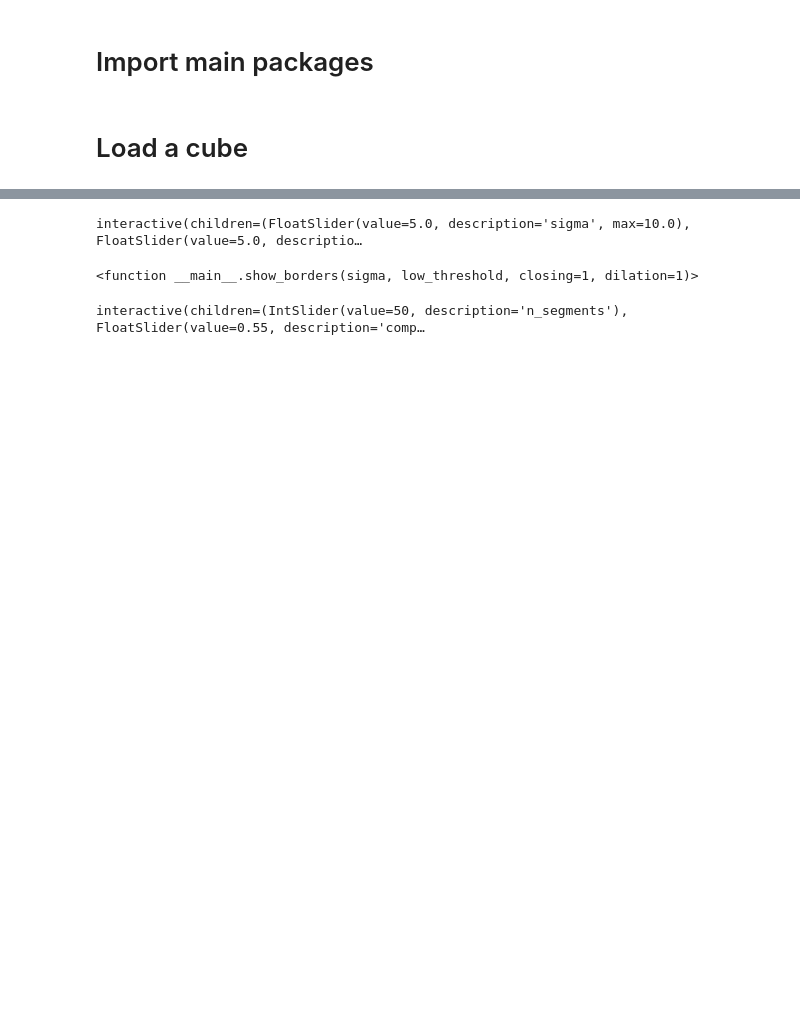
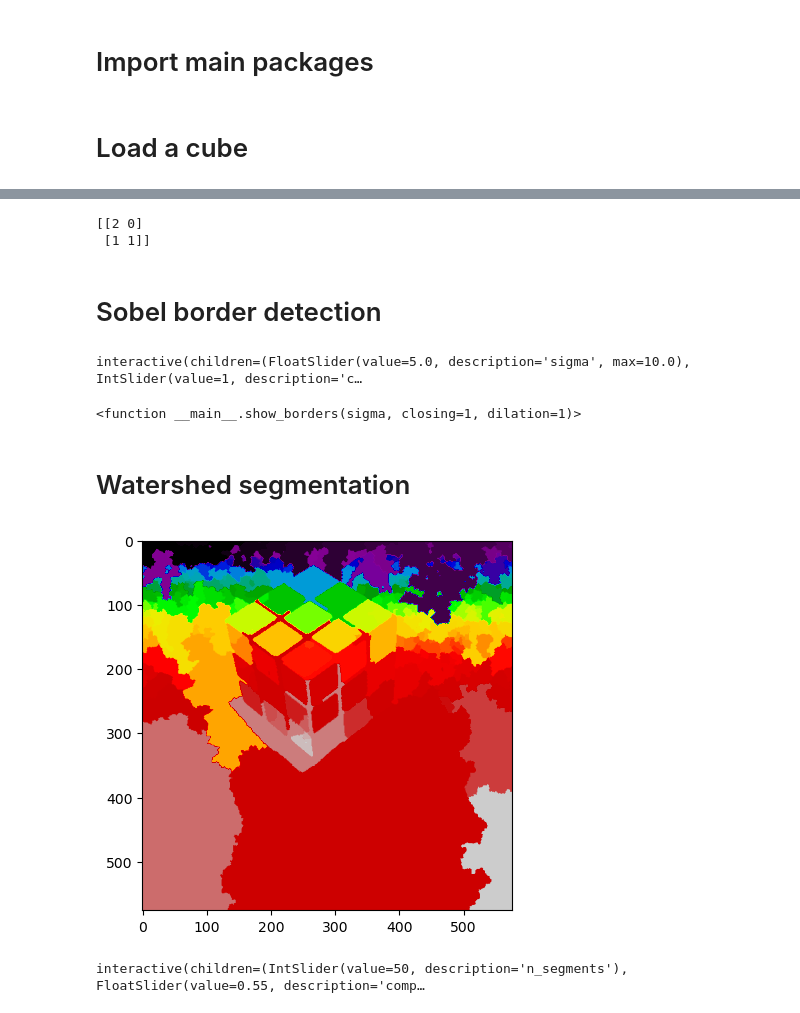
Before and after one commit to andrefpf/cubao, a Jupyter notebook: main.ipynb, the cells around one changed output, grey strips where cells are left out. Saved outputs shown, nothing was run; the diff lists cells and outputs as text; code cells hidden in the pictures; blank space fills up the shorter version.

```diff
--- a/main.ipynb
+++ b/main.ipynb
@@ -80,31 +235,78 @@ plt.show()
+# %%
+a = np.array(
+    [
+        [0, 0],
+        [-1, 1]
+    ]
+)
+
+c = np.column_stack([[2, 1], [0, 1]])
+print(c)
+
+b = np.array([1, 0])
+
+# print(a @ b)
+# %% [output]
+[[2 0]
+ [1 1]]
+# %% [markdown]
+# Sobel border detection
 # %%
 from skimage.feature import canny
-from skimage.morphology import binary_dilation, binary_closing, skeletonize
+from skimage.morphology import binary_dilation, binary_closing, skeletonize, thin
+from skimage.morphology import disk, diamond
+from skimage.filters import sobel
 
 
-def extract_borders(image, sigma, closing=1, dilation=1):
-    borders = canny(image, sigma)
+def extract_borders_sobel(image, sigma, closing=1, dilation=1):
+    borders = sobel(image)
 
-    kernel_closing = np.ones(shape=(closing, closing))
-    closing = binary_closing(borders, kernel_closing)
 
-    skeleton = skeletonize(closing)
+    # borders = canny(image, sigma)
 
-    kernel_dilation = np.ones(shape=(dilation, dilation))
-    dilated = binary_dilation(skeleton, kernel_dilation)
+    # kernel_closing = np.ones(shape=(closing, closing))
+    # closing = binary_closing(borders, disk(closing))
 
-    return dilated
+    # skeleton = thin(closing)
+
+    # kernel_dilation = np.ones(shape=(dilation, dilation))
+    # dilated = binary_dilation(skeleton, disk(dilation))
+
+    return borders
 
 def show_borders(sigma, closing=1, dilation=1):
     borders = extract_borders(grey_cube, sigma, closing, dilation)
-    # plt.imshow(cube)
-    plt.imshow(borders, cmap="inferno", alpha=0.5)
+    plt.imshow(cube)
+    plt.imshow(borders, cmap="inferno", alpha=1)
     plt.show()
 
 interact(show_borders, sigma=(0, 10, 0.1), dilation=(1, 10), closing=(1, 10))
 # %% [output]
-interactive(children=(FloatSlider(value=5.0, description='sigma', max=10.0), FloatSlider(value=5.0, descriptio…
+interactive(children=(FloatSlider(value=5.0, description='sigma', max=10.0), IntSlider(value=1, description='c…
-<function __main__.show_borders(sigma, low_threshold, closing=1, dilation=1)>
+<function __main__.show_borders(sigma, closing=1, dilation=1)>
+# %% [markdown]
+# Watershed segmentation
+# %%
+from scipy import ndimage as ndi
+import matplotlib.pyplot as plt
+
+from skimage.morphology import disk
+from skimage.segmentation import watershed
+from skimage import data
+from skimage.filters import rank
+from skimage.util import img_as_ubyte
+
+image = img_as_ubyte(grey_cube)
+markers = rank.gradient(image, disk(5)) < 10
+markers = ndi.label(markers)[0]
+gradient = rank.gradient(image, disk(2))
+
+labels = watershed(gradient, markers)
+
+plt.imshow(labels, cmap=plt.cm.nipy_spectral)
+plt.show()
+# %% [output]
+[figure, added]
 # %%
 from scipy import ndimage as ndi
 from skimage.segmentation import watershed
```
Also changed, not shown: parts of 6 cells of this notebook.
